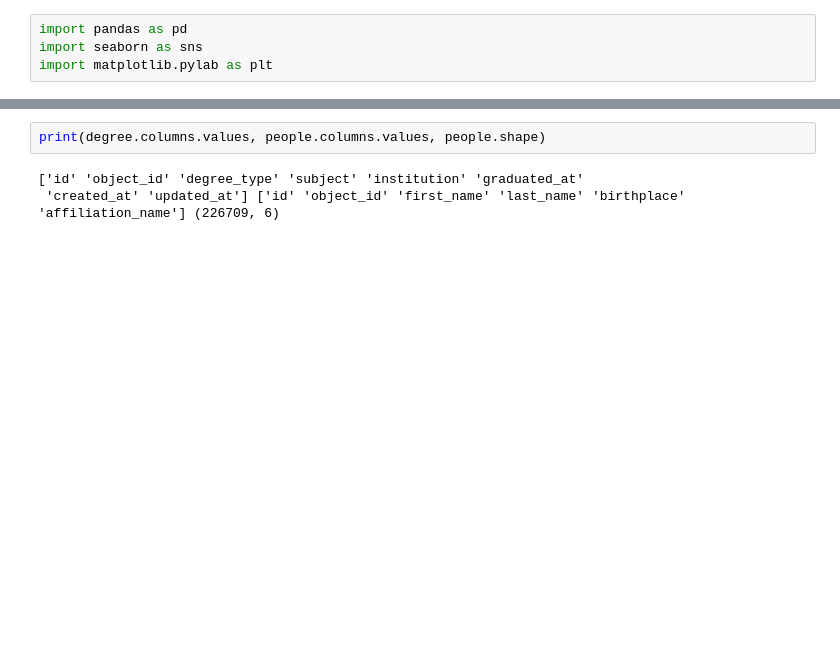
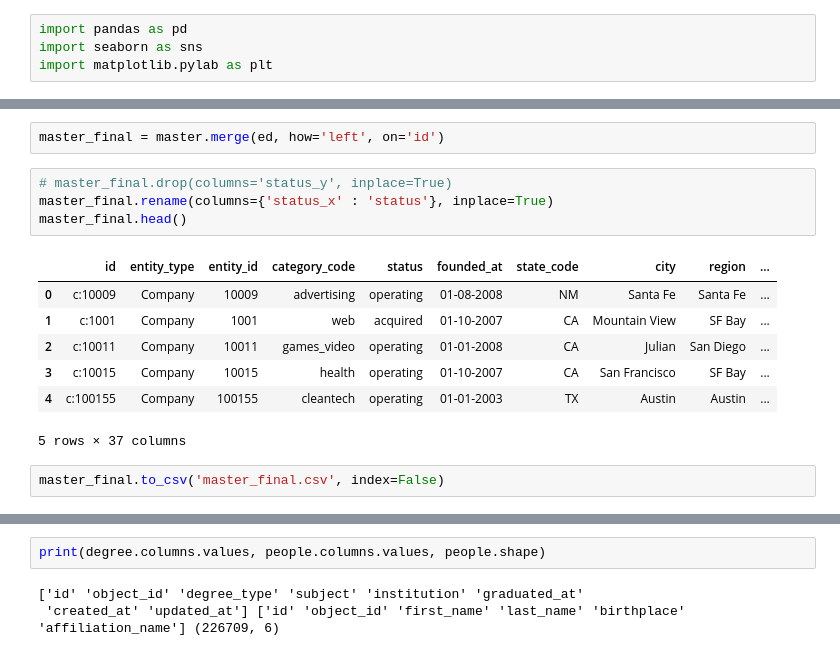
Before and after one commit to bhavya-kashyap/StartupSuccessPrediction, a Jupyter notebook: Project1EDA.ipynb, the cells around one changed output, grey strips where cells are left out. Cells and saved outputs as stored; diff of their text form; blank space fills up the shorter version.

```diff
--- a/Project1EDA.ipynb
+++ b/Project1EDA.ipynb
@@ -13,0 +39,16 @@ people = pd.read_csv('people.csv')
+# %%
+master_final = master.merge(ed, how='left', on='id')
+# %%
+# master_final.drop(columns='status_y', inplace=True)
+master_final.rename(columns={'status_x' : 'status'}, inplace=True)
+master_final.head()
+# %% [output]
+|  | id | entity_type | entity_id | category_code | status | founded_at | state_code | city | region | ... |
+| 0 | c:10009 | Company | 10009 | advertising | operating | 01-08-2008 | NM | Santa Fe | Santa Fe | ... |
+| 1 | c:1001 | Company | 1001 | web | acquired | 01-10-2007 | CA | Mountain View | SF Bay | ... |
+| 2 | c:10011 | Company | 10011 | games_video | operating | 01-01-2008 | CA | Julian | San Diego | ... |
+| 3 | c:10015 | Company | 10015 | health | operating | 01-10-2007 | CA | San Francisco | SF Bay | ... |
+| 4 | c:100155 | Company | 100155 | cleantech | operating | 01-01-2003 | TX | Austin | Austin | ... |
+5 rows × 37 columns
+# %%
+master_final.to_csv('master_final.csv', index=False)
```
Also changed, not shown: parts of 9 cells of this notebook.
